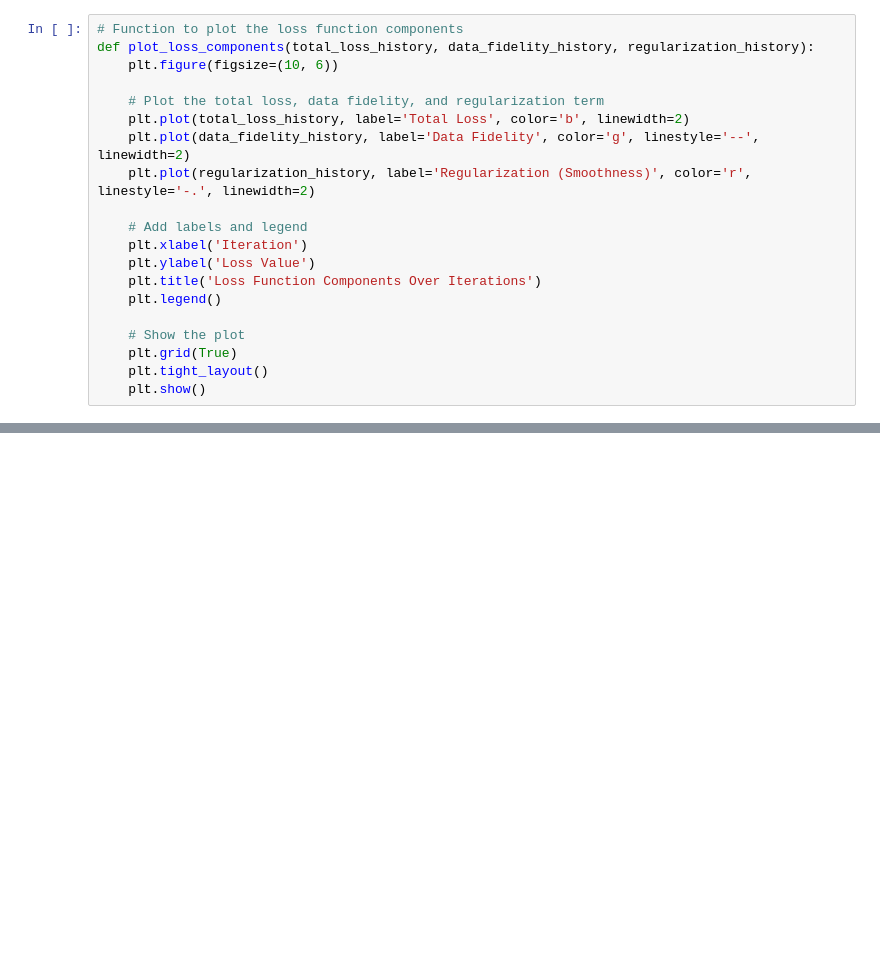
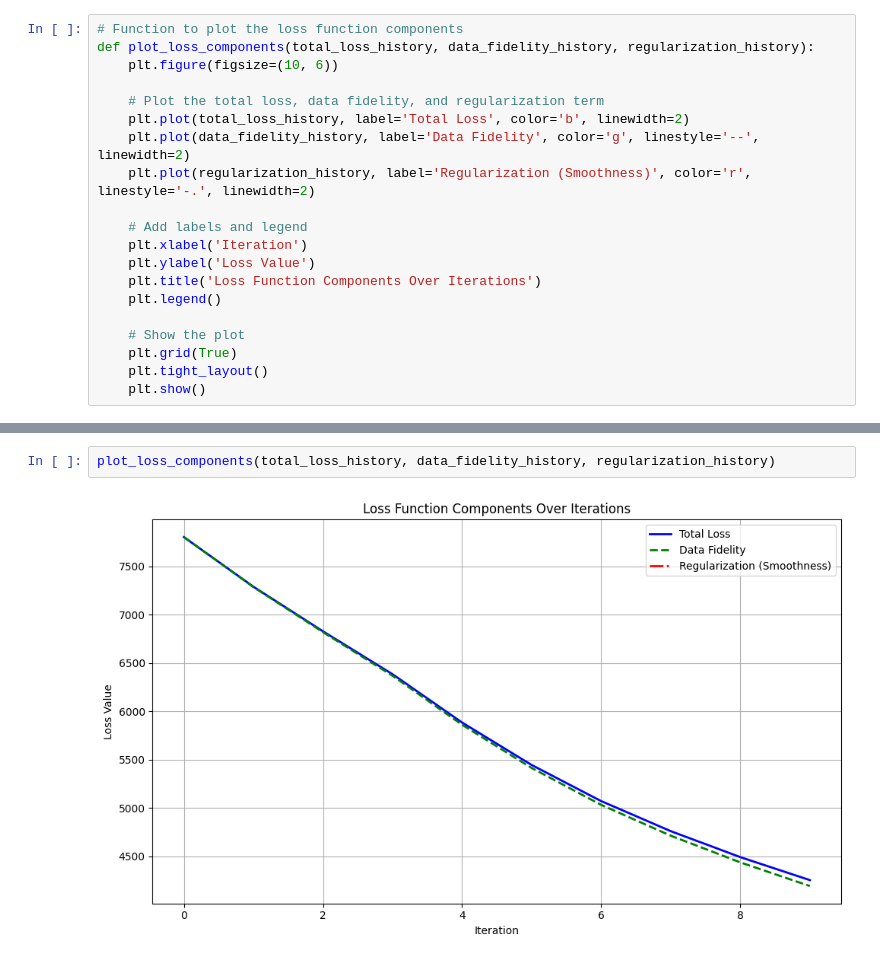
Before and after one commit to kejdilleshi/InvertedGlacierEvolutionModel, a Jupyter notebook: SIA/fp16.ipynb, the cells around one changed output, grey strips where cells are left out. Cells and saved outputs as stored; diff of their text form; blank space fills up the shorter version.

```diff
--- a/SIA/fp16.ipynb
+++ b/SIA/fp16.ipynb
@@ -321,0 +469,4 @@ tensor([[2200., 2200., 2200.,  ..., 2200., 2200., 2200.],
+# %%
+plot_loss_components(total_loss_history, data_fidelity_history, regularization_history)
+# %% [output]
+[figure, added]
```
Also changed, not shown: parts of 17 cells of this notebook, 24 other files.
